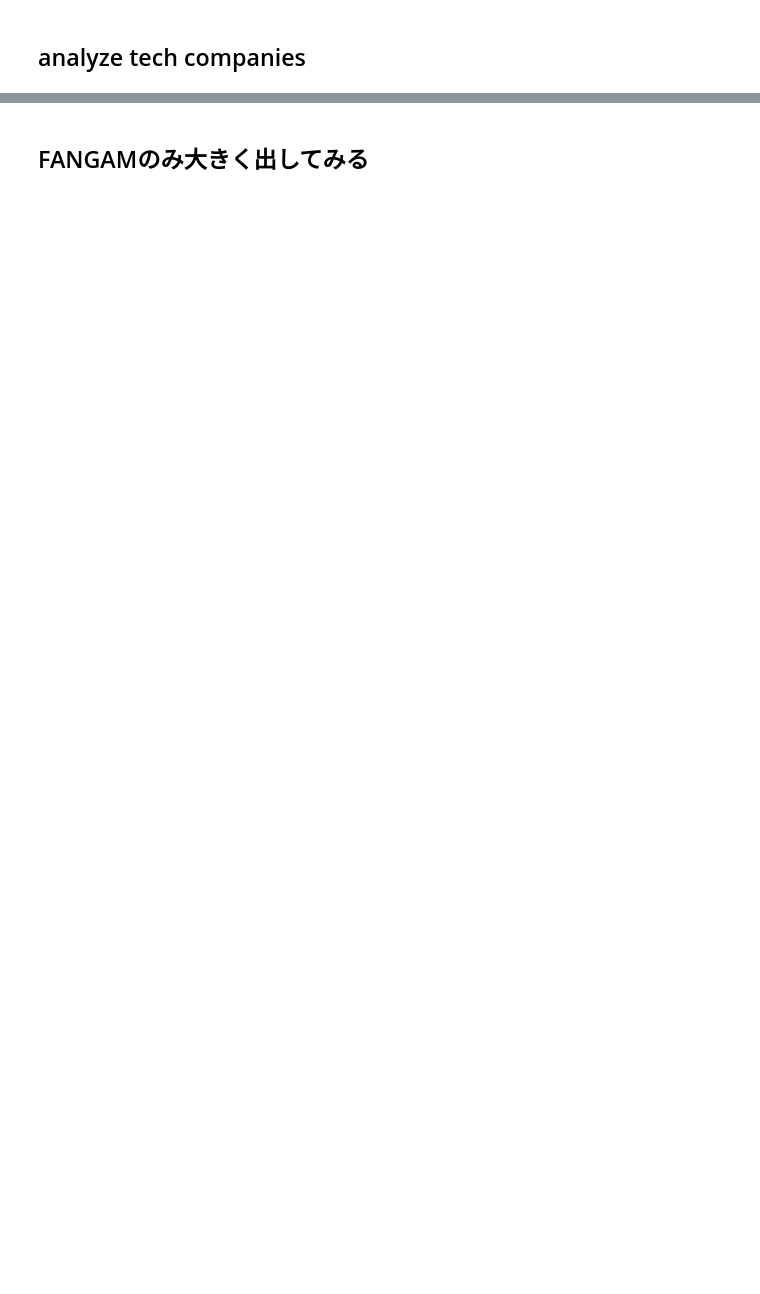
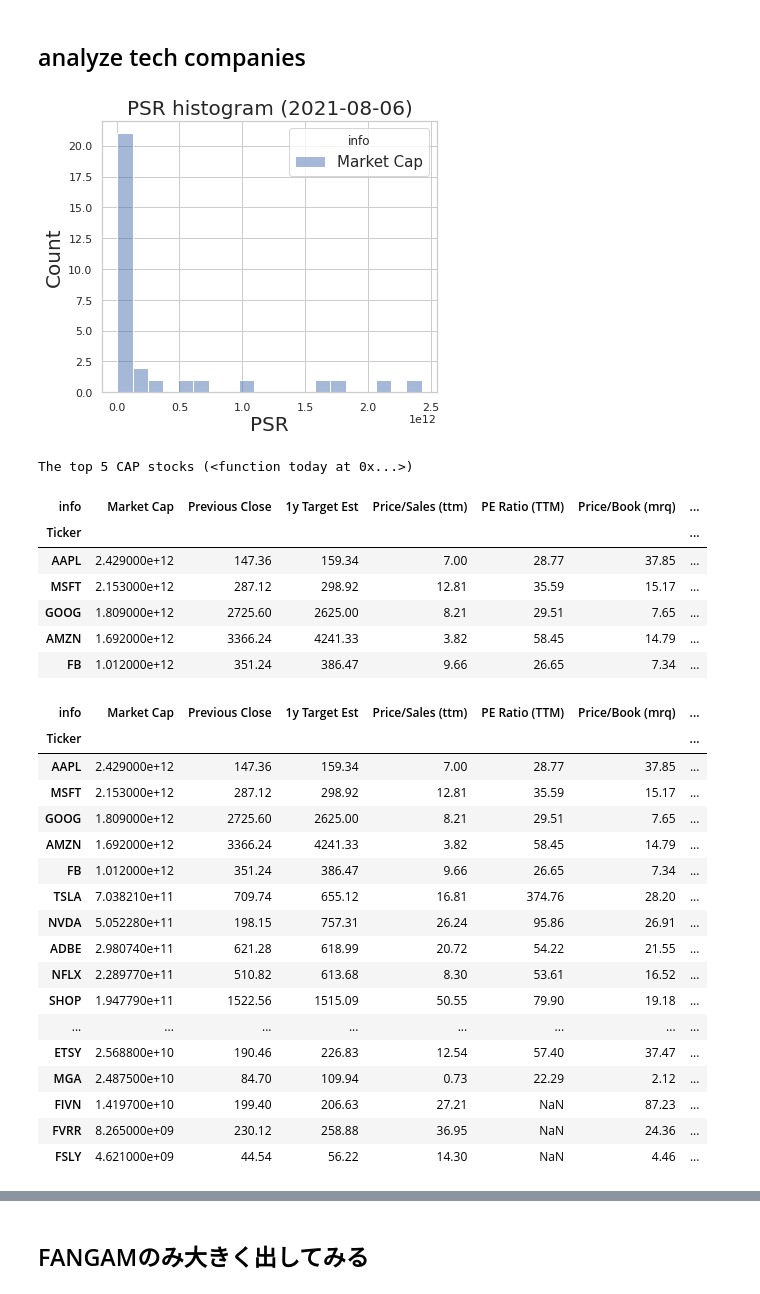
Before and after one commit to jnishii/stock-analysis, a Jupyter notebook: yahoo_fin/EPS-analysis.ipynb, the cells around one changed output, grey strips where cells are left out. Drawn from its saved outputs; the diff is of its cells as text; code cells hidden in the pictures; blank space fills up the shorter version.

```diff
--- a/yahoo_fin/EPS-analysis.ipynb
+++ b/yahoo_fin/EPS-analysis.ipynb
@@ -51,3 +60,33 @@ growth2=fintech+media+techs+eauto
+# %%
+mi.plot_valuation(LIST, table=False,key="Cap")
+# %% [output]
+[figure, added]
+The top 5 CAP stocks (<function today at 0x...>)
+| info | Market Cap | Previous Close | 1y Target Est | Price/Sales (ttm) | PE Ratio (TTM) | Price/Book (mrq) | ... |
+| Ticker |  |  |  |  |  |  | ... |
+| AAPL | 2.429000e+12 | 147.36 | 159.34 | 7.00 | 28.77 | 37.85 | ... |
+| MSFT | 2.153000e+12 | 287.12 | 298.92 | 12.81 | 35.59 | 15.17 | ... |
+| GOOG | 1.809000e+12 | 2725.60 | 2625.00 | 8.21 | 29.51 | 7.65 | ... |
+| AMZN | 1.692000e+12 | 3366.24 | 4241.33 | 3.82 | 58.45 | 14.79 | ... |
+| FB | 1.012000e+12 | 351.24 | 386.47 | 9.66 | 26.65 | 7.34 | ... |
+| info | Market Cap | Previous Close | 1y Target Est | Price/Sales (ttm) | PE Ratio (TTM) | Price/Book (mrq) | ... |
+| Ticker |  |  |  |  |  |  | ... |
+| AAPL | 2.429000e+12 | 147.36 | 159.34 | 7.00 | 28.77 | 37.85 | ... |
+| MSFT | 2.153000e+12 | 287.12 | 298.92 | 12.81 | 35.59 | 15.17 | ... |
+| GOOG | 1.809000e+12 | 2725.60 | 2625.00 | 8.21 | 29.51 | 7.65 | ... |
+| AMZN | 1.692000e+12 | 3366.24 | 4241.33 | 3.82 | 58.45 | 14.79 | ... |
+| FB | 1.012000e+12 | 351.24 | 386.47 | 9.66 | 26.65 | 7.34 | ... |
+| TSLA | 7.038210e+11 | 709.74 | 655.12 | 16.81 | 374.76 | 28.20 | ... |
+| NVDA | 5.052280e+11 | 198.15 | 757.31 | 26.24 | 95.86 | 26.91 | ... |
+| ADBE | 2.980740e+11 | 621.28 | 618.99 | 20.72 | 54.22 | 21.55 | ... |
+| NFLX | 2.289770e+11 | 510.82 | 613.68 | 8.30 | 53.61 | 16.52 | ... |
+| SHOP | 1.947790e+11 | 1522.56 | 1515.09 | 50.55 | 79.90 | 19.18 | ... |
+| ... | ... | ... | ... | ... | ... | ... | ... |
+| ETSY | 2.568800e+10 | 190.46 | 226.83 | 12.54 | 57.40 | 37.47 | ... |
+| MGA | 2.487500e+10 | 84.70 | 109.94 | 0.73 | 22.29 | 2.12 | ... |
+| FIVN | 1.419700e+10 | 199.40 | 206.63 | 27.21 | NaN | 87.23 | ... |
+| FVRR | 8.265000e+09 | 230.12 | 258.88 | 36.95 | NaN | 24.36 | ... |
+| FSLY | 4.621000e+09 | 44.54 | 56.22 | 14.30 | NaN | 4.46 | ... |
 # %%
 df_eps = pd.DataFrame()
 df_psr = pd.DataFrame()
```
Also changed, not shown: parts of 6 cells of this notebook, 2 other files.
